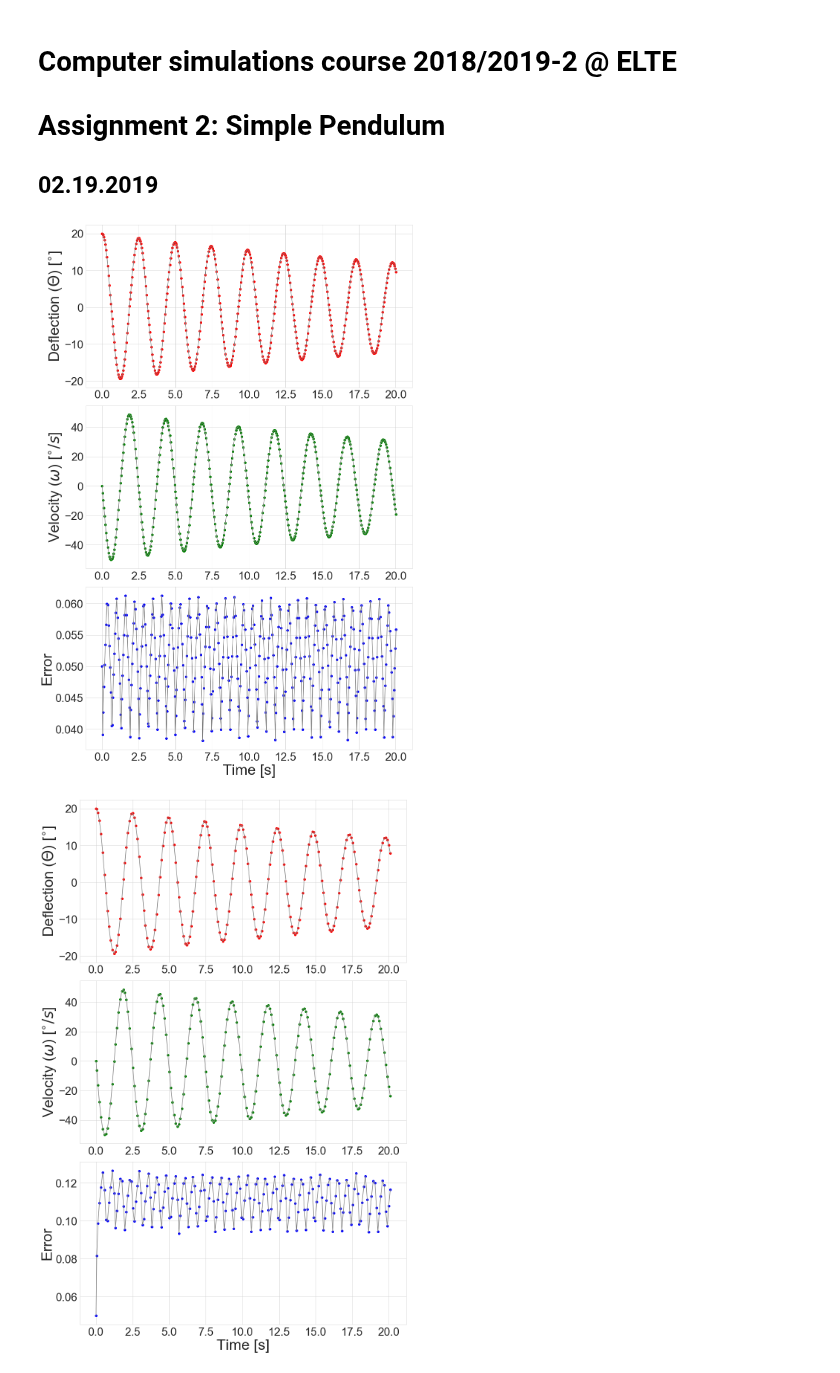
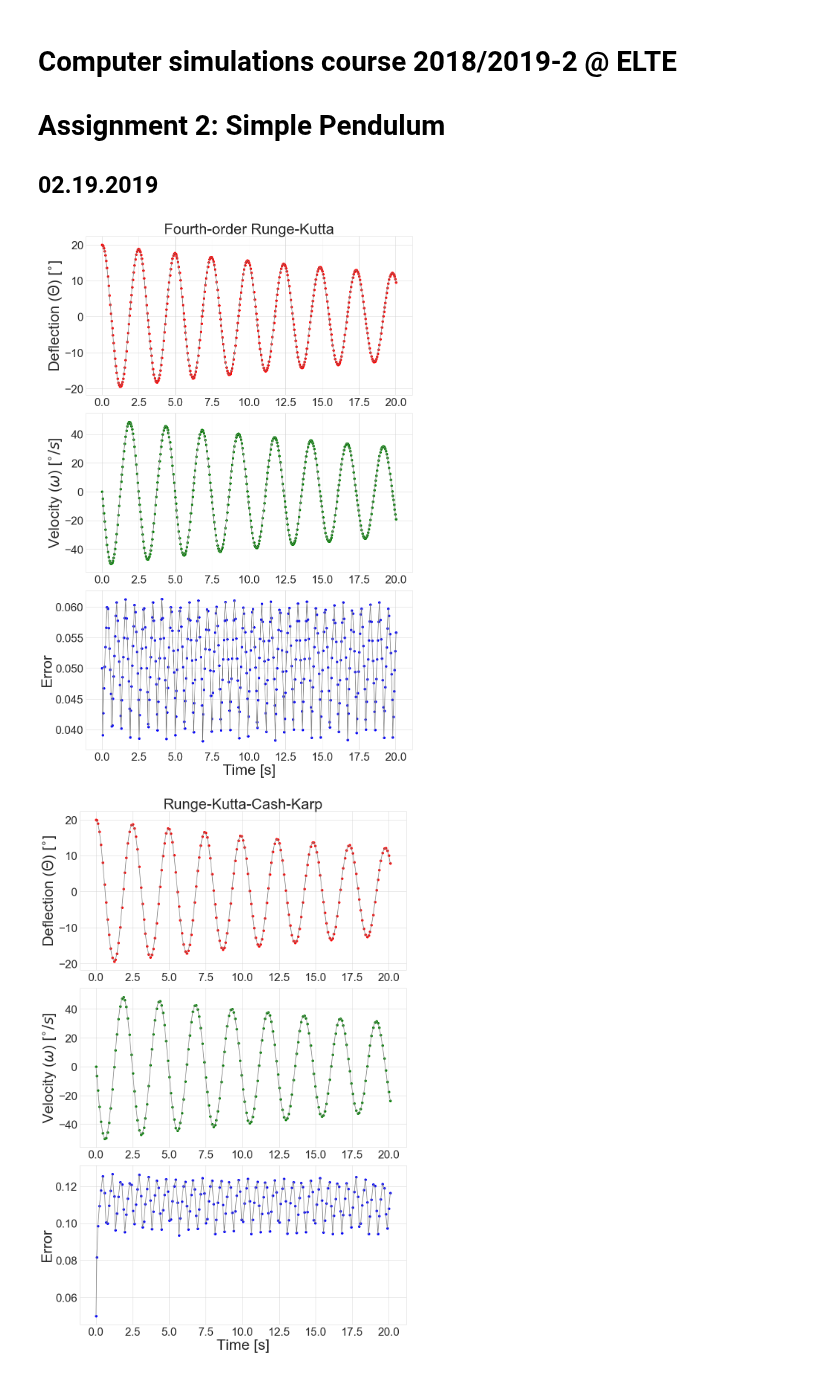
Before and after one commit to masterdesky/ELTE-comp-sim-2019, a Jupyter notebook: II. Simple Pendulum/out/II. Simple Pendulum.ipynb, the cells around one changed output. Drawn from its saved outputs; the diff is of its cells as text; code cells hidden in the pictures.

```diff
--- a/II. Simple Pendulum/out/II. Simple Pendulum.ipynb
+++ b/II. Simple Pendulum/out/II. Simple Pendulum.ipynb
@@ -74,6 +87,8 @@ axes[2].plot(data_runge[::steps,0], data_runge[::steps,3], color='grey')
 axes[0].scatter(data_runge[::steps,0], data_runge[::steps,1]*180/np.pi, color='red')
 axes[1].scatter(data_runge[::steps,0], data_runge[::steps,2]*180/np.pi, color='green')
 axes[2].scatter(data_runge[::steps,0], data_runge[::steps,3], color='blue')
+
+axes[0].set_title('Fourth-order Runge-Kutta', fontsize=40)
 
 axes[0].set_ylabel('Deflection ($\Theta$) [$^{\circ}$]', fontsize=40)
 axes[1].set_ylabel('Velocity ($\omega$) [$^{\circ}/s$]', fontsize=40)
@@ -90,32 +105,34 @@ fig.tight_layout()
 plt.savefig('..\\Documentation\\src\\images\\theta_omega_runge.' + image_format, format=image_format, dpi=image_dpi)
 plt.show()
 # %% [output]
-[figure, old version]
+[figure, new version]
 # %%
 nrows = 3
 ncols = 1
 fig, axes = plt.subplots(nrows=nrows, ncols=ncols, figsize=(ncols*14, nrows*7))
 
 axes[0].plot(data_cash[::steps,0], data_cash[::steps,1]*180/np.pi, color='grey')
 axes[1].plot(data_cash[::steps,0], data_cash[::steps,2]*180/np.pi, color='grey')
 axes[2].plot(data_cash[::steps,0], data_cash[::steps,3], color='grey')
 
 axes[0].scatter(data_cash[::steps,0], data_cash[::steps,1]*180/np.pi, color='red')
 axes[1].scatter(data_cash[::steps,0], data_cash[::steps,2]*180/np.pi, color='green')
 axes[2].scatter(data_cash[::steps,0], data_cash[::steps,3], color='blue')
+
+axes[0].set_title('Runge-Kutta-Cash-Karp', fontsize=40)
 
 axes[0].set_ylabel('Deflection ($\Theta$) [$^{\circ}$]', fontsize=40)
 axes[1].set_ylabel('Velocity ($\omega$) [$^{\circ}/s$]', fontsize=40)
 
 axes[2].set_xlabel('Time [s]', fontsize=40)
 axes[2].set_ylabel('Error', fontsize=40)
 
 axes[0].tick_params(axis='both', which='major', labelsize=30)
 axes[1].tick_params(axis='both', which='major', labelsize=30)
 axes[2].tick_params(axis='both', which='major', labelsize=30)
 
 fig.tight_layout()
 plt.savefig('..\\Documentation\\src\\images\\theta_omega_cash.' + image_format, format=image_format, dpi=image_dpi)
 plt.show()
 # %% [output]
-[figure, old version]
+[figure, new version]
```
Also changed, not shown: parts of 3 cells of this notebook, 7 other files.
